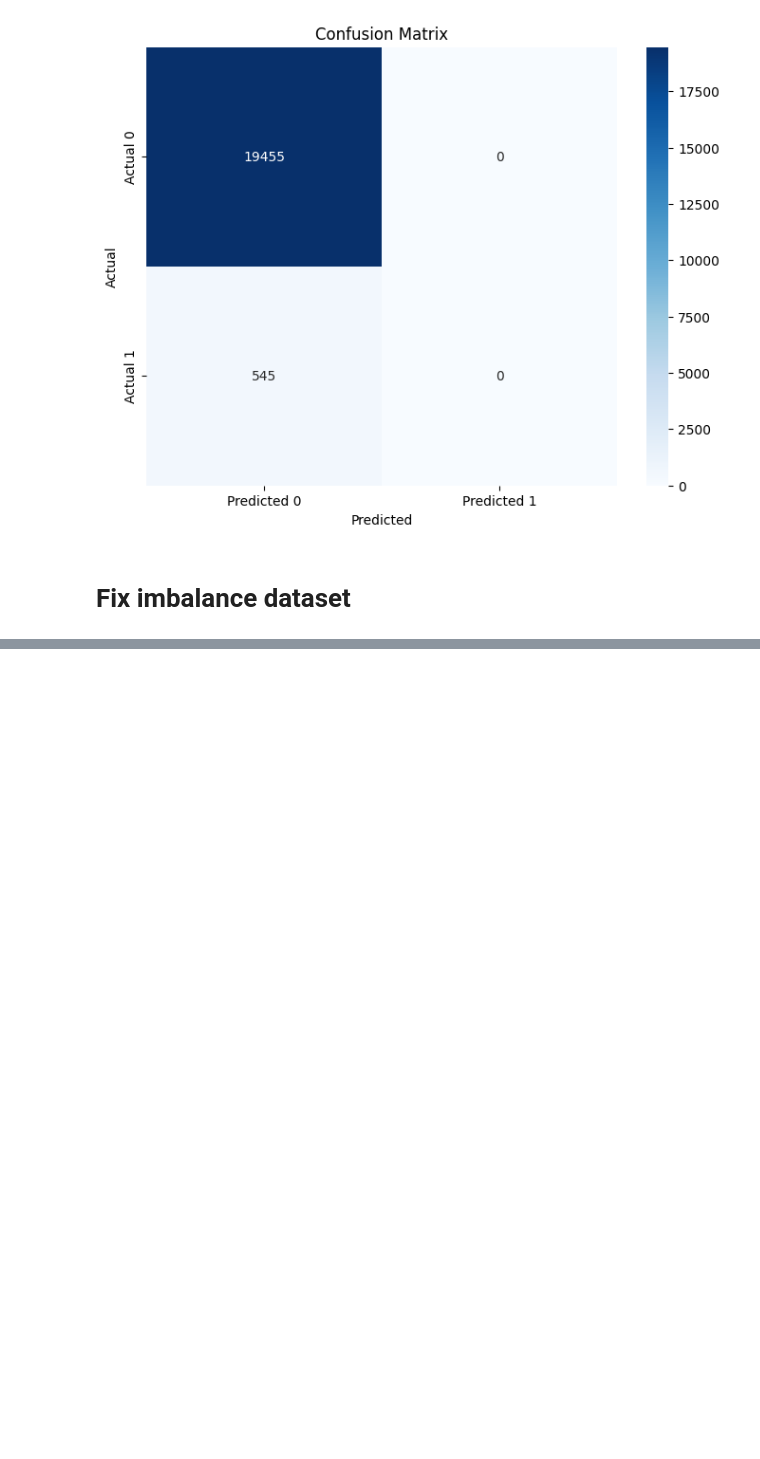
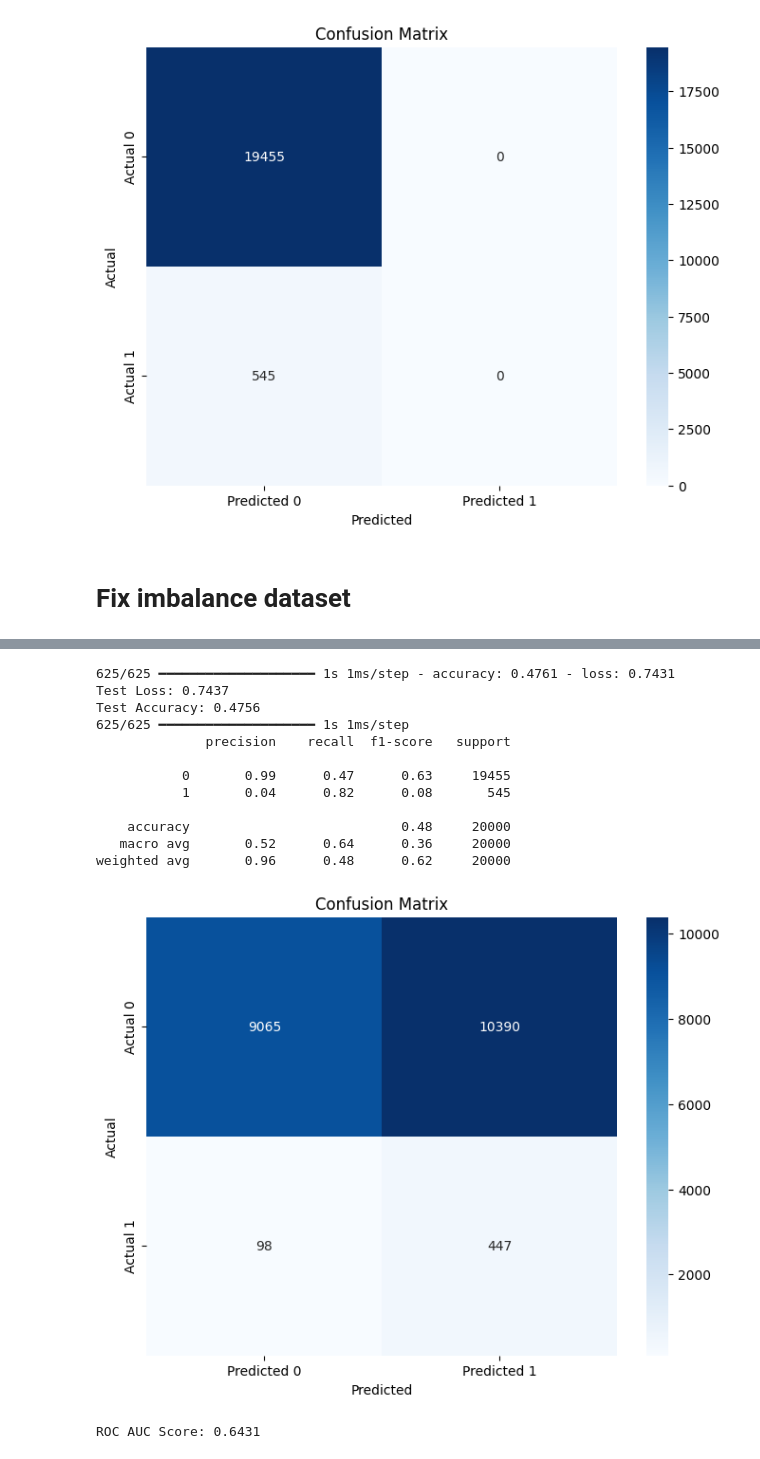
Before and after one commit to fjadidi2001/Insurance, a Jupyter notebook: PredictClaimYN.ipynb, the cells around one changed output, grey strips where cells are left out. Cells and saved outputs as stored; diff of their text form; code cells hidden in the pictures; blank space fills up the shorter version.

```diff
--- a/PredictClaimYN.ipynb
+++ b/PredictClaimYN.ipynb
@@ -631,11 +639,3 @@ weighted avg       0.95      0.97      0.96     20000
 [figure]
 # %% [markdown]
 # Fix imbalance dataset
-# %%
-from sklearn.utils.class_weight import compute_class_weight
-
-class_weights = compute_class_weight(class_weight='balanced', classes=np.unique(y_train), y=y_train)
-class_weight_dict = dict(zip(np.unique(y_train), class_weights))
-
-model = create_fjidea_model(X_train.shape[1], 1)
-model.fit(X_train, y_train, epochs=50, batch_size=32, validation_data=(X_test, y_test), class_weight=class_weight_dict)
@@ -651,0 +669,49 @@ model.fit(X_train_resampled, y_train_resampled, epochs=50, batch_size=32, valida
+# %%
+# prompt: evaluate model
+
+# Evaluate the model
+loss, accuracy = model.evaluate(X_test, y_test)
+print(f'Test Loss: {loss:.4f}')
+print(f'Test Accuracy: {accuracy:.4f}')
+
+# Assuming you have y_test and y_pred from your model
+y_pred = (model.predict(X_test) > 0.5).astype("int32")
+
+# Generate classification report
+report = classification_report(y_test, y_pred)
+print(report)
+
+# Generate confusion matrix
+cm = confusion_matrix(y_test, y_pred)
+
+# Plot confusion matrix with seaborn
+plt.figure(figsize=(8, 6))
+sns.heatmap(cm, annot=True, fmt="d", cmap="Blues",
+            xticklabels=['Predicted 0', 'Predicted 1'],
+            yticklabels=['Actual 0', 'Actual 1'])
+plt.xlabel("Predicted")
+plt.ylabel("Actual")
+plt.title("Confusion Matrix")
+plt.show()
+
+# Calculate ROC AUC score
+roc_auc = roc_auc_score(y_test, y_pred)
+print(f"ROC AUC Score: {roc_auc:.4f}")
+
+# You can also calculate other metrics like precision, recall, F1-score, etc.
+# from the classification report.
+# %% [output]
+625/625 ━━━━━━━━━━━━━━━━━━━━ 1s 1ms/step - accuracy: 0.4761 - loss: 0.7431
+Test Loss: 0.7437
+Test Accuracy: 0.4756
+625/625 ━━━━━━━━━━━━━━━━━━━━ 1s 1ms/step
+              precision    recall  f1-score   support
+
+           0       0.99      0.47      0.63     19455
+           1       0.04      0.82      0.08       545
+
+    accuracy                           0.48     20000
+   macro avg       0.52      0.64      0.36     20000
+weighted avg       0.96      0.48      0.62     20000
+[figure, added]
+ROC AUC Score: 0.6431
```
Also changed, not shown: parts of 4 cells of this notebook.
